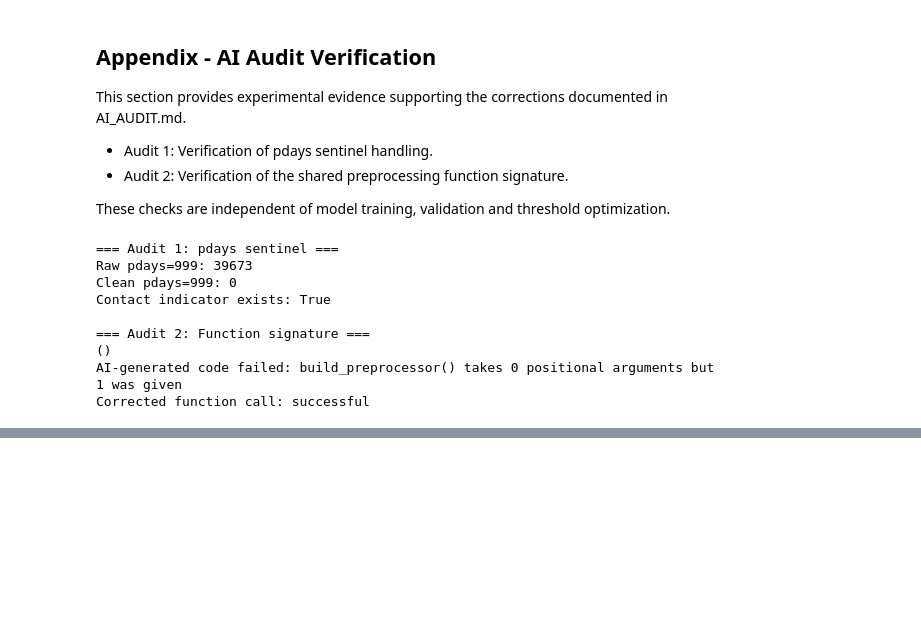
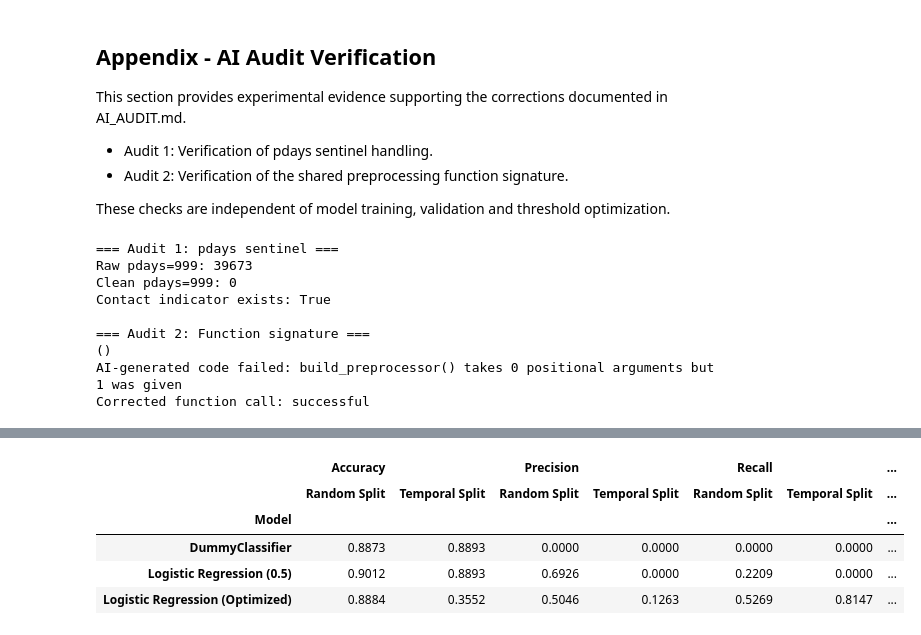
Before and after one commit to ysf-dmk/Bank-Marketing, a Jupyter notebook: Baseline_Model.ipynb, the cells around one changed output, grey strips where cells are left out. Cells and saved outputs as stored; diff of their text form; code cells hidden in the pictures; blank space fills up the shorter version.

```diff
--- a/Baseline_Model.ipynb
+++ b/Baseline_Model.ipynb
@@ -732,0 +1069,53 @@ Corrected function call: successful
+# %%
+# Previously obtained random-split validation results
+random_comparison = pd.DataFrame({
+    "Model": [
+        "DummyClassifier",
+        "Logistic Regression (0.5)",
+        "Logistic Regression (Optimized)"
+    ],
+    "Accuracy": [0.8873, 0.9012, 0.8884],
+    "Precision": [0.0000, 0.6926, 0.5046],
+    "Recall": [0.0000, 0.2209, 0.5269],
+    "F1-score": [0.0000, 0.3350, 0.5156],
+    "ROC-AUC": [0.5000, 0.8081, 0.8081],
+    "Average Precision": [0.1127, 0.4742, 0.4742]
+})
+
+# Compare both splitting strategies side by side
+comparison = pd.concat(
+    [
+        random_comparison.set_index("Model"),
+        temporal_results.set_index("Model")
+    ],
+    axis=1,
+    keys=["Random Split", "Temporal Split"]
+)
+
+# Group results by metric
+comparison = comparison.swaplevel(0, 1, axis=1)
+
+metrics = [
+    "Accuracy",
+    "Precision",
+    "Recall",
+    "F1-score",
+    "ROC-AUC",
+    "Average Precision"
+]
+
+comparison = comparison.reindex(
+    columns=pd.MultiIndex.from_product([
+        metrics,
+        ["Random Split", "Temporal Split"]
+    ])
+)
+
+display(comparison.round(4))
+# %% [output]
+|  | Accuracy |  | Precision |  | Recall |  | ... |
+|  | Random Split | Temporal Split | Random Split | Temporal Split | Random Split | Temporal Split | ... |
+| Model |  |  |  |  |  |  | ... |
+| DummyClassifier | 0.8873 | 0.8893 | 0.0000 | 0.0000 | 0.0000 | 0.0000 | ... |
+| Logistic Regression (0.5) | 0.9012 | 0.8893 | 0.6926 | 0.0000 | 0.2209 | 0.0000 | ... |
+| Logistic Regression (Optimized) | 0.8884 | 0.3552 | 0.5046 | 0.1263 | 0.5269 | 0.8147 | ... |
```
Also changed, not shown: parts of 15 cells of this notebook, 2 other files.
